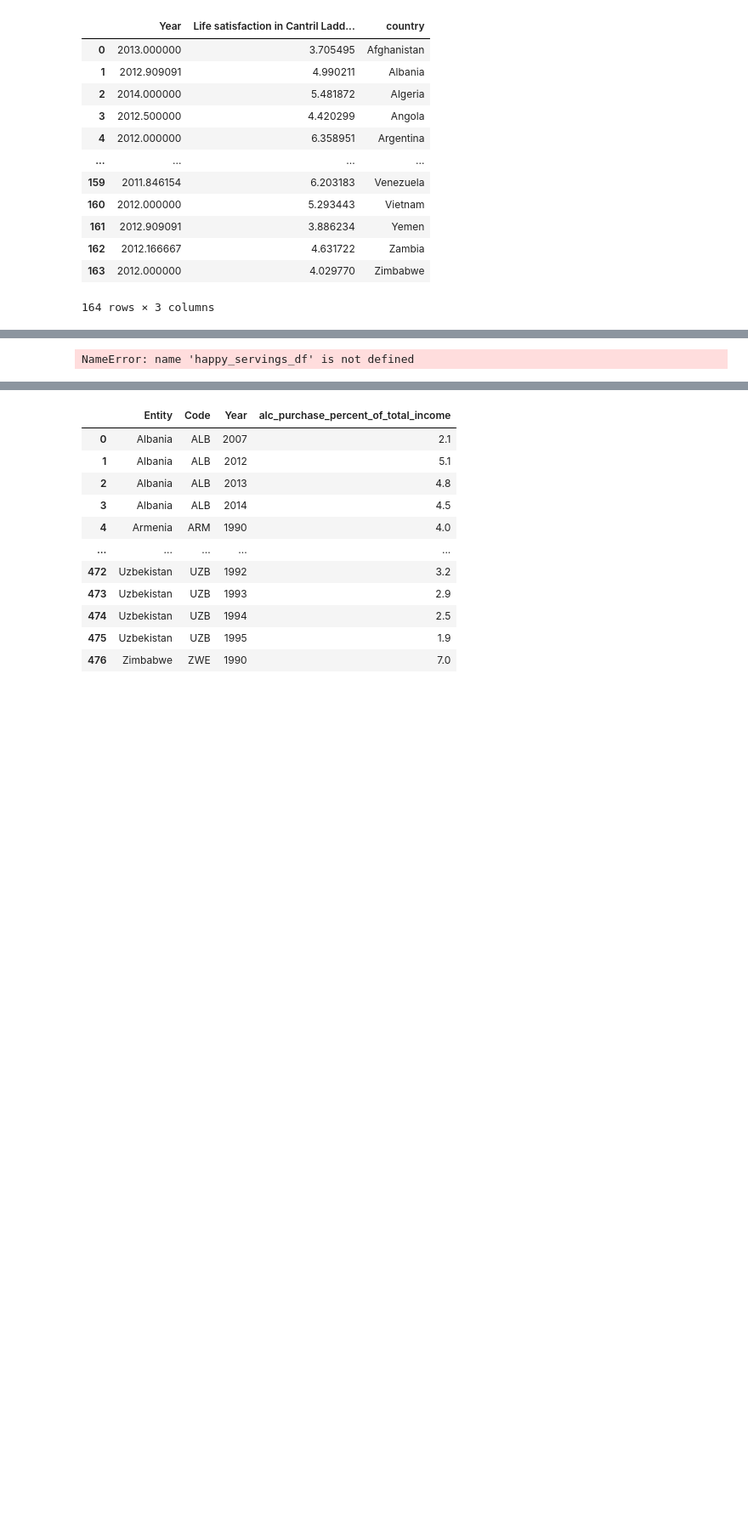
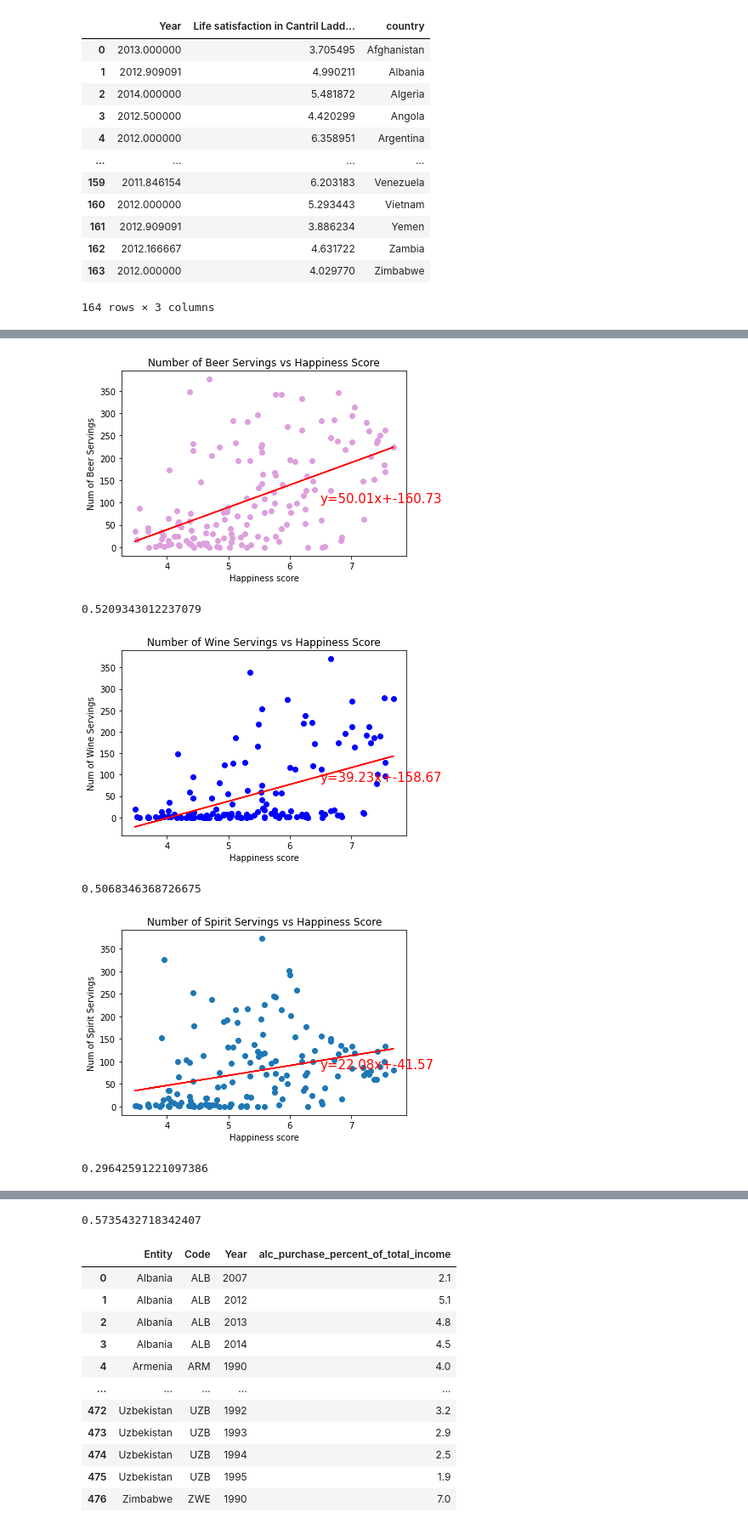
Before and after one commit to reccleston/data-analysis-project-1, a Jupyter notebook: ryan/pre_insights.ipynb, the cells around one changed output, grey strips where cells are left out. Shown at 85% size. Saved outputs shown, nothing was run; the diff lists cells and outputs as text; code cells hidden in the pictures; blank space fills up the shorter version.

```diff
--- a/ryan/pre_insights.ipynb
+++ b/ryan/pre_insights.ipynb
@@ -88,3 +95,7 @@ df
 | 162 | 2012.166667 | 4.631722 | Zambia |
 | 163 | 2012.000000 | 4.029770 | Zimbabwe |
 164 rows × 3 columns
+# %%
+
+drinks_data_df = drinks_data.rename(columns={"Entity":"country"})
+drinks_data_df.head()
@@ -91,5 +109,8 @@ df
 # %%
 drinks_data
-happy_servings_df = pd.merge(df, drinks_data, on='country', how='inner')
+happy_servings_df = pd.merge(df, drinks_data_df, on='country', how='inner')
 happy_servings_df
+#renaming columns to fix code
+happy_servings = happy_servings_df.rename(columns={"Life satisfaction in Cantril Ladder (World Happiness Report 2019)":"happy_rating"})
+happy_servings
 # %% [output]
@@ -97,51 +130,60 @@ KeyError: 'country'
 # %%
-plt.scatter(happy_servings_df['happy_rating'], happy_servings_df['beer_servings'], c='plum')
-x = happy_servings_df['happy_rating']
-y = happy_servings_df['beer_servings']
+plt.scatter(happy_servings['happy_rating'], happy_servings['beer_servings'], c='plum')
+x = happy_servings['happy_rating']
+y = happy_servings['beer_servings']
 slope, intercept, r_value, p_value, std_err = sts.linregress(x, y)
 plt.plot(x, intercept + slope*x, 'r', label='fitted line')
 reg_str = 'y='+ str(round(slope, 2)) +'x+' + str(round(intercept, 2))
 plt.annotate(reg_str, (6.5,100), fontsize=15, color='red' )
+plt.title('Number of Beer Servings vs Happiness Score')
 plt.xlabel('Happiness score')
 plt.ylabel('Num of Beer Servings')
 plt.savefig('output/beer_to_happiness.png', dpi=400)
 plt.show()
 print(r_value)
 
-plt.scatter(happy_servings_df['happy_rating'], happy_servings_df['wine_servings'], c='blue')
-y = happy_servings_df['wine_servings']
+plt.scatter(happy_servings['happy_rating'], happy_servings['wine_servings'], c='blue')
+y = happy_servings['wine_servings']
 slope, intercept, r_value, p_value, std_err = sts.linregress(x, y)
 plt.plot(x, intercept + slope*x, 'r', label='fitted line')
 reg_str = 'y='+ str(round(slope, 2)) +'x+' + str(round(intercept, 2))
 plt.annotate(reg_str, (6.5,85), fontsize=15, color='red' )
+plt.title('Number of Wine Servings vs Happiness Score')
 plt.xlabel('Happiness score')
 plt.ylabel('Num of Wine Servings')
 plt.savefig('output/wine_to_happiness.png', dpi=400)
 plt.show()
 print(r_value)
 
-plt.scatter(happy_servings_df['happy_rating'], happy_servings_df['spirit_servings'])
-y = happy_servings_df['spirit_servings']
+plt.scatter(happy_servings['happy_rating'], happy_servings['spirit_servings'])
+y = happy_servings['spirit_servings']
 slope, intercept, r_value, p_value, std_err = sts.linregress(x, y)
 plt.plot(x, intercept + slope*x, 'r', label='fitted line')
 reg_str = 'y='+ str(round(slope, 2)) +'x+' + str(round(intercept, 2))
 plt.annotate(reg_str, (6.5,85), fontsize=15, color='red' )
+plt.title('Number of Spirit Servings vs Happiness Score')
 plt.xlabel('Happiness score')
 plt.ylabel('Num of Spirit Servings')
 plt.savefig('output/spirit_to_happiness.png', dpi=400)
 plt.show()
 print(r_value)
 
-plt.scatter(happy_servings_df['happy_rating'], happy_servings_df['total_litres_of_pure_alcohol'], c='green')
-y = happy_servings_df['total_litres_of_pure_alcohol']
+plt.scatter(happy_servings['happy_rating'], happy_servings['total_litres_of_pure_alcohol'], c='green')
+y = happy_servings['total_litres_of_pure_alcohol']
 slope, intercept, r_value, p_value, std_err = sts.linregress(x, y)
 plt.plot(x, intercept + slope*x, 'r', label='fitted line')
 reg_str = 'y='+ str(round(slope, 2)) +'x+' + str(round(intercept, 2))
 plt.annotate(reg_str, (6.5,4), fontsize=15, color='red')
+plt.title('Total Alcohol Servings vs Happiness Score')
 plt.xlabel('Happiness score')
 plt.ylabel('Num of Total Alc Servings')
 plt.savefig('output/total_alc_to_happiness.png', dpi=400)
 plt.show()
 print(r_value)
 # %% [output]
+[figure, added]
-NameError: name 'happy_servings_df' is not defined
+0.5209343012237079
+[figure, added]
+0.5068346368726675
+[figure, added]
+0.29642591221097386
@@ -148,3 +191,4 @@ NameError: name 'happy_servings_df' is not defined
+0.5735432718342407
 # %%
 alc_expend_data = pd.read_csv('Resources/alcohol-expenditure-as-share-of-total.csv')
 alc_expend_data = alc_expend_data.rename(columns={'Indicator:Alcohol expenditure as a per cent of total household expenditure': 'alc_purchase_percent_of_total_income'})
```
Also changed, not shown: parts of 9 cells of this notebook, 10 other files.
